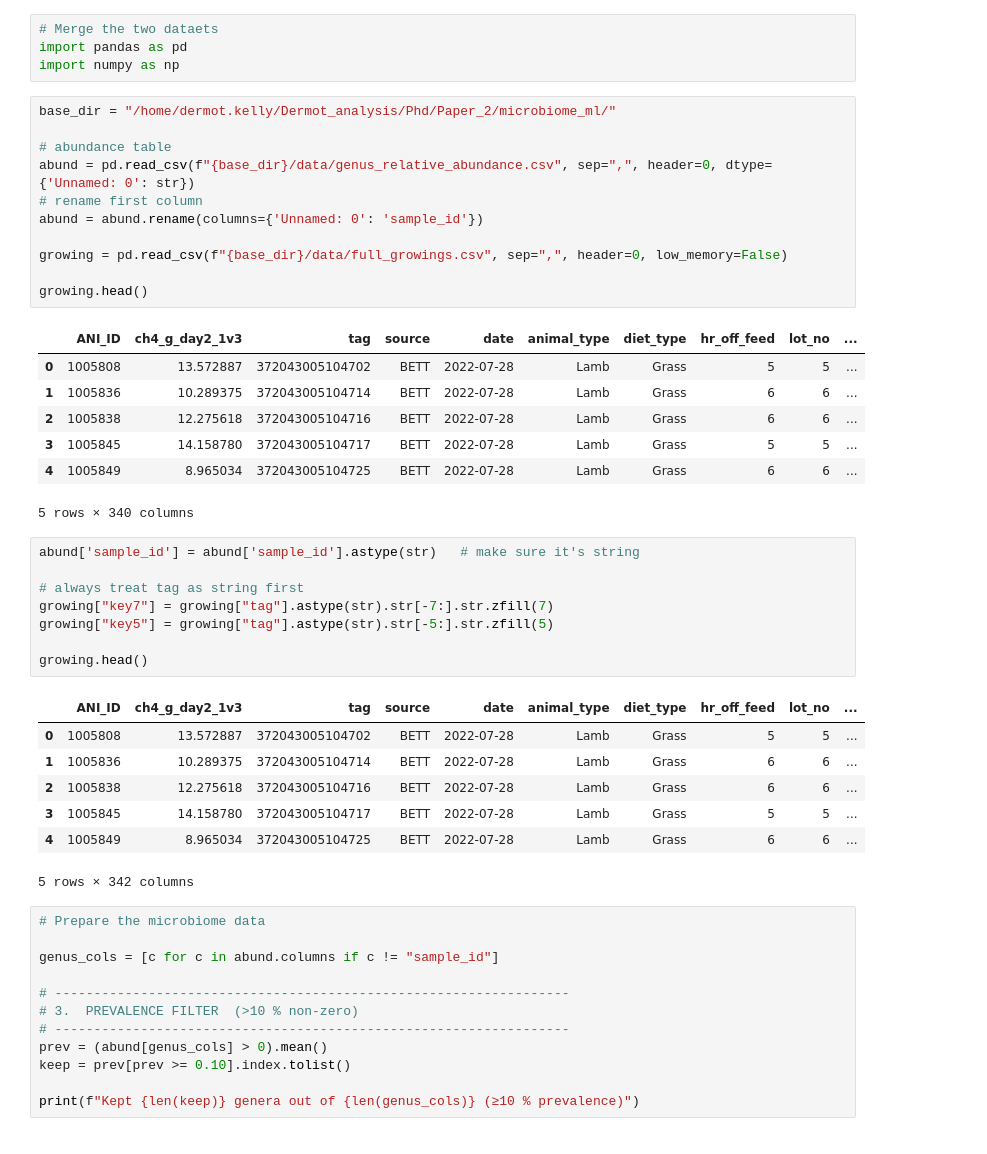
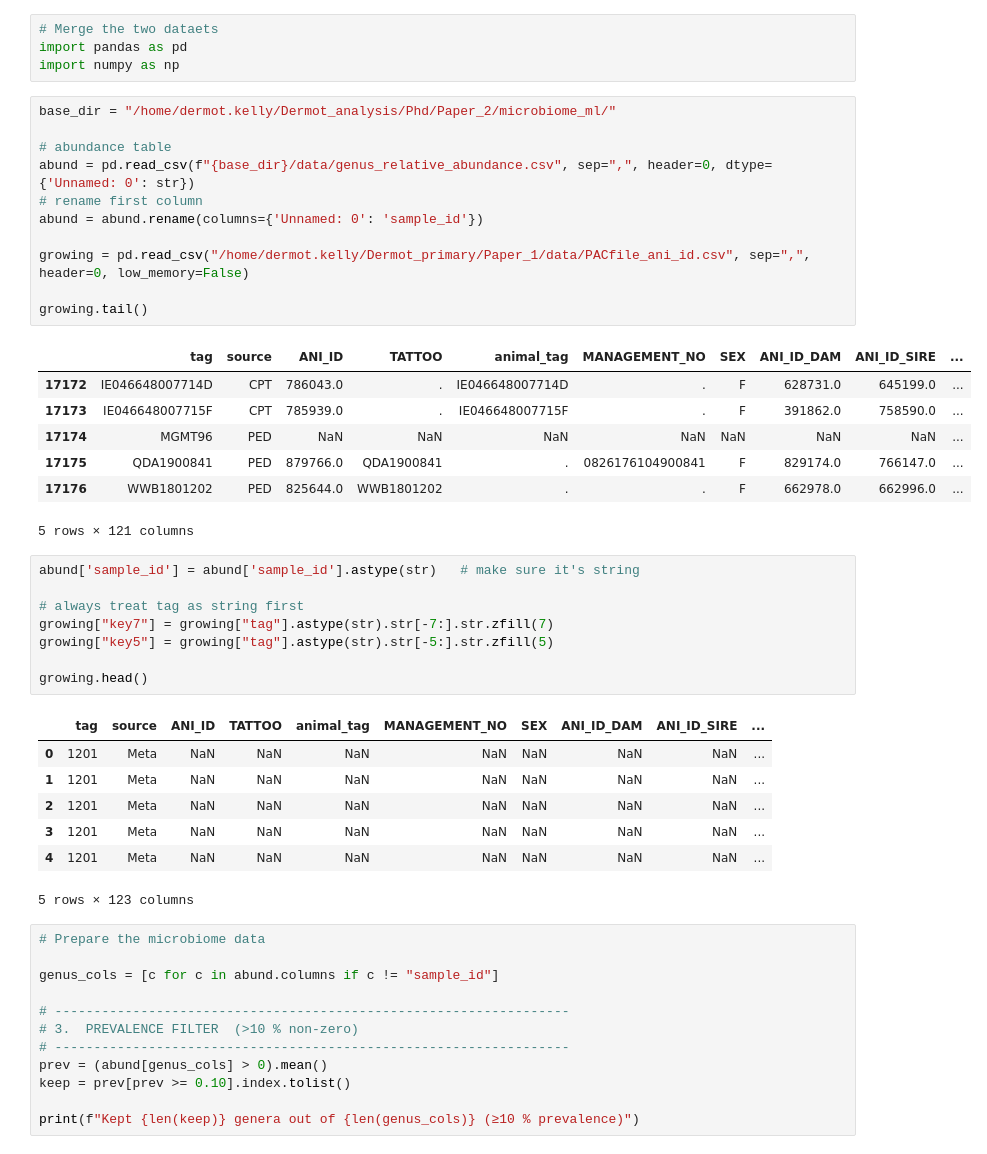
Before and after one commit to dermok1010/microbiome_ML, a Jupyter notebook: scripts/merge.ipynb, the cells around one changed output. Drawn from its saved outputs; the diff is of its cells as text.

```diff
--- a/scripts/merge.ipynb
+++ b/scripts/merge.ipynb
@@ -5,22 +5,22 @@ import numpy as np
 # %%
 base_dir = "/home/dermot.kelly/Dermot_analysis/Phd/Paper_2/microbiome_ml/"
 
 # abundance table
 abund = pd.read_csv(f"{base_dir}/data/genus_relative_abundance.csv", sep=",", header=0, dtype={'Unnamed: 0': str})
 # rename first column
 abund = abund.rename(columns={'Unnamed: 0': 'sample_id'})
 
-growing = pd.read_csv(f"{base_dir}/data/full_growings.csv", sep=",", header=0, low_memory=False)
+growing = pd.read_csv("/home/dermot.kelly/Dermot_primary/Paper_1/data/PACfile_ani_id.csv", sep=",", header=0, low_memory=False)
 
-growing.head()
+growing.tail()
 # %% [output]
-|  | ANI_ID | ch4_g_day2_1v3 | tag | source | date | animal_type | diet_type | hr_off_feed | lot_no | ... |
-| 0 | 1005808 | 13.572887 | 372043005104702 | BETT | 2022-07-28 | Lamb | Grass | 5 | 5 | ... |
-| 1 | 1005836 | 10.289375 | 372043005104714 | BETT | 2022-07-28 | Lamb | Grass | 6 | 6 | ... |
-| 2 | 1005838 | 12.275618 | 372043005104716 | BETT | 2022-07-28 | Lamb | Grass | 6 | 6 | ... |
-| 3 | 1005845 | 14.158780 | 372043005104717 | BETT | 2022-07-28 | Lamb | Grass | 5 | 5 | ... |
-| 4 | 1005849 | 8.965034 | 372043005104725 | BETT | 2022-07-28 | Lamb | Grass | 6 | 6 | ... |
+|  | tag | source | ANI_ID | TATTOO | animal_tag | MANAGEMENT_NO | SEX | ANI_ID_DAM | ANI_ID_SIRE | ... |
+| 17172 | IE046648007714D | CPT | 786043.0 | . | IE046648007714D | . | F | 628731.0 | 645199.0 | ... |
+| 17173 | IE046648007715F | CPT | 785939.0 | . | IE046648007715F | . | F | 391862.0 | 758590.0 | ... |
+| 17174 | MGMT96 | PED | NaN | NaN | NaN | NaN | NaN | NaN | NaN | ... |
+| 17175 | QDA1900841 | PED | 879766.0 | QDA1900841 | . | 0826176104900841 | F | 829174.0 | 766147.0 | ... |
+| 17176 | WWB1801202 | PED | 825644.0 | WWB1801202 | . | . | F | 662978.0 | 662996.0 | ... |
-5 rows × 340 columns
+5 rows × 121 columns
 # %%
 abund['sample_id'] = abund['sample_id'].astype(str)   # make sure it's string
 
@@ -30,13 +30,13 @@ growing["key5"] = growing["tag"].astype(str).str[-5:].str.zfill(5)
 
 growing.head()
 # %% [output]
-|  | ANI_ID | ch4_g_day2_1v3 | tag | source | date | animal_type | diet_type | hr_off_feed | lot_no | ... |
-| 0 | 1005808 | 13.572887 | 372043005104702 | BETT | 2022-07-28 | Lamb | Grass | 5 | 5 | ... |
-| 1 | 1005836 | 10.289375 | 372043005104714 | BETT | 2022-07-28 | Lamb | Grass | 6 | 6 | ... |
-| 2 | 1005838 | 12.275618 | 372043005104716 | BETT | 2022-07-28 | Lamb | Grass | 6 | 6 | ... |
-| 3 | 1005845 | 14.158780 | 372043005104717 | BETT | 2022-07-28 | Lamb | Grass | 5 | 5 | ... |
-| 4 | 1005849 | 8.965034 | 372043005104725 | BETT | 2022-07-28 | Lamb | Grass | 6 | 6 | ... |
+|  | tag | source | ANI_ID | TATTOO | animal_tag | MANAGEMENT_NO | SEX | ANI_ID_DAM | ANI_ID_SIRE | ... |
+| 0 | 1201 | Meta | NaN | NaN | NaN | NaN | NaN | NaN | NaN | ... |
+| 1 | 1201 | Meta | NaN | NaN | NaN | NaN | NaN | NaN | NaN | ... |
+| 2 | 1201 | Meta | NaN | NaN | NaN | NaN | NaN | NaN | NaN | ... |
+| 3 | 1201 | Meta | NaN | NaN | NaN | NaN | NaN | NaN | NaN | ... |
+| 4 | 1201 | Meta | NaN | NaN | NaN | NaN | NaN | NaN | NaN | ... |
-5 rows × 342 columns
+5 rows × 123 columns
 # %%
 # Prepare the microbiome data
 
```
Also changed, not shown: parts of 5 cells of this notebook.
